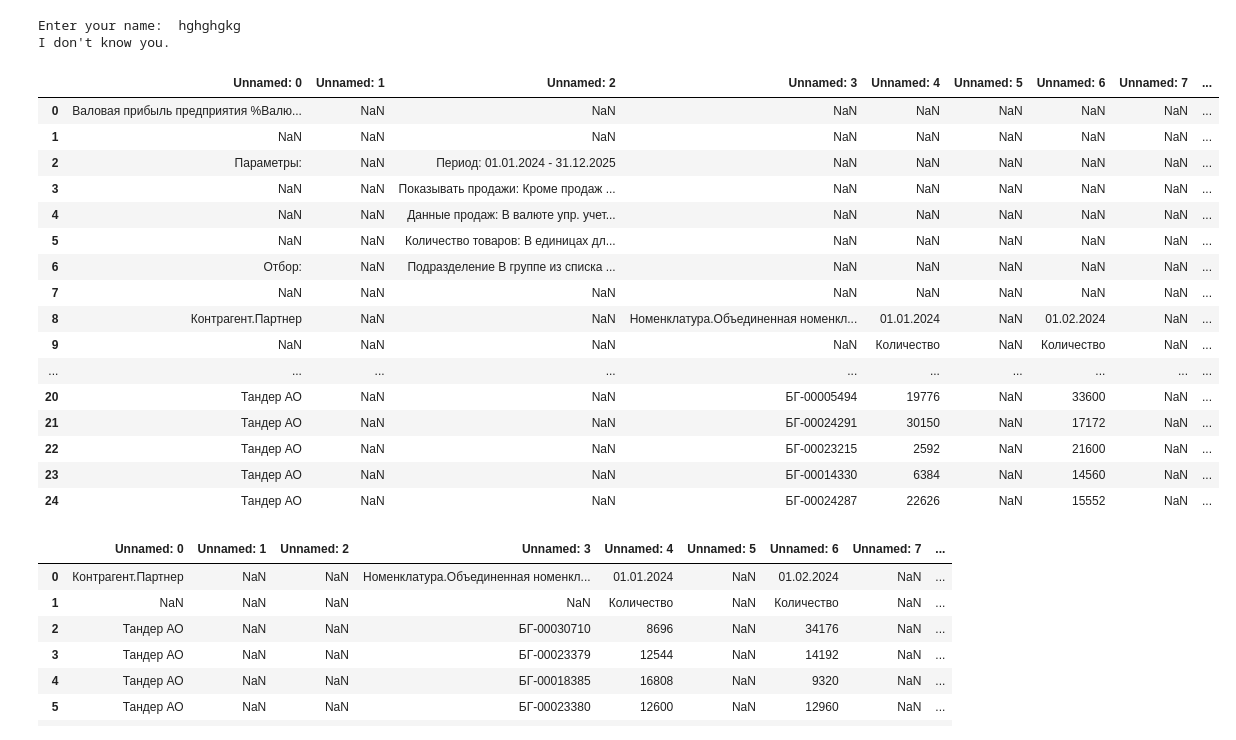
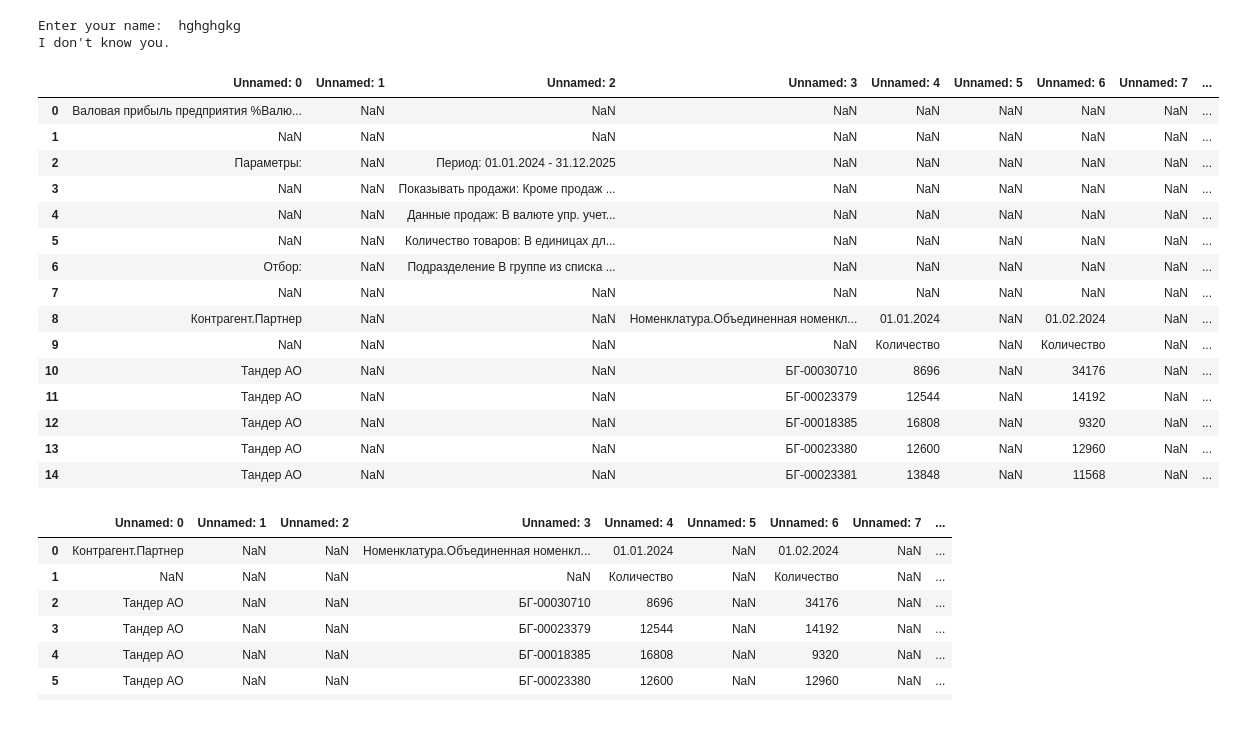
Before and after one commit to MaxWell-com/my-python-projects, a Jupyter notebook: Cleaning.ipynb, the cells around one changed output. Saved outputs shown, nothing was run; the diff lists cells and outputs as text; code cells hidden in the pictures.

```diff
--- a/Cleaning.ipynb
+++ b/Cleaning.ipynb
@@ -96,25 +96,24 @@ I don't know you.
 # %%
 #загрузка df
 df = pd.read_excel(r"\\kosmarket.local\dfs\БИГ\Данные BI\Максим\Plan_Fact_Report_Сетевой Ритейл\Fact_report_dashboard (XLSX).xlsx")
-df.head(25)
+df.head(15)
 # %% [output]
 |  | Unnamed: 0 | Unnamed: 1 | Unnamed: 2 | Unnamed: 3 | Unnamed: 4 | Unnamed: 5 | Unnamed: 6 | Unnamed: 7 | ... |
 | 0 | Валовая прибыль предприятия %Валю... | NaN | NaN | NaN | NaN | NaN | NaN | NaN | ... |
 | 1 | NaN | NaN | NaN | NaN | NaN | NaN | NaN | NaN | ... |
 | 2 | Параметры: | NaN | Период: 01.01.2024 - 31.12.2025 | NaN | NaN | NaN | NaN | NaN | ... |
 | 3 | NaN | NaN | Показывать продажи: Кроме продаж ... | NaN | NaN | NaN | NaN | NaN | ... |
 | 4 | NaN | NaN | Данные продаж: В валюте упр. учет... | NaN | NaN | NaN | NaN | NaN | ... |
 | 5 | NaN | NaN | Количество товаров: В единицах дл... | NaN | NaN | NaN | NaN | NaN | ... |
 | 6 | Отбор: | NaN | Подразделение В группе из списка ... | NaN | NaN | NaN | NaN | NaN | ... |
 | 7 | NaN | NaN | NaN | NaN | NaN | NaN | NaN | NaN | ... |
 | 8 | Контрагент.Партнер | NaN | NaN | Номенклатура.Объединенная номенкл... | 01.01.2024 | NaN | 01.02.2024 | NaN | ... |
 | 9 | NaN | NaN | NaN | NaN | Количество | NaN | Количество | NaN | ... |
-| ... | ... | ... | ... | ... | ... | ... | ... | ... | ... |
-| 20 | Тандер АО | NaN | NaN | БГ-00005494 | 19776 | NaN | 33600 | NaN | ... |
-| 21 | Тандер АО | NaN | NaN | БГ-00024291 | 30150 | NaN | 17172 | NaN | ... |
-| 22 | Тандер АО | NaN | NaN | БГ-00023215 | 2592 | NaN | 21600 | NaN | ... |
-| 23 | Тандер АО | NaN | NaN | БГ-00014330 | 6384 | NaN | 14560 | NaN | ... |
-| 24 | Тандер АО | NaN | NaN | БГ-00024287 | 22626 | NaN | 15552 | NaN | ... |
+| 10 | Тандер АО | NaN | NaN | БГ-00030710 | 8696 | NaN | 34176 | NaN | ... |
+| 11 | Тандер АО | NaN | NaN | БГ-00023379 | 12544 | NaN | 14192 | NaN | ... |
+| 12 | Тандер АО | NaN | NaN | БГ-00018385 | 16808 | NaN | 9320 | NaN | ... |
+| 13 | Тандер АО | NaN | NaN | БГ-00023380 | 12600 | NaN | 12960 | NaN | ... |
+| 14 | Тандер АО | NaN | NaN | БГ-00023381 | 13848 | NaN | 11568 | NaN | ... |
 # %%
 #удаление первых 8 строк
 df = df.drop(index=range(8)).reset_index(drop=True)
```
Also changed, not shown: parts of 31 cells of this notebook.
